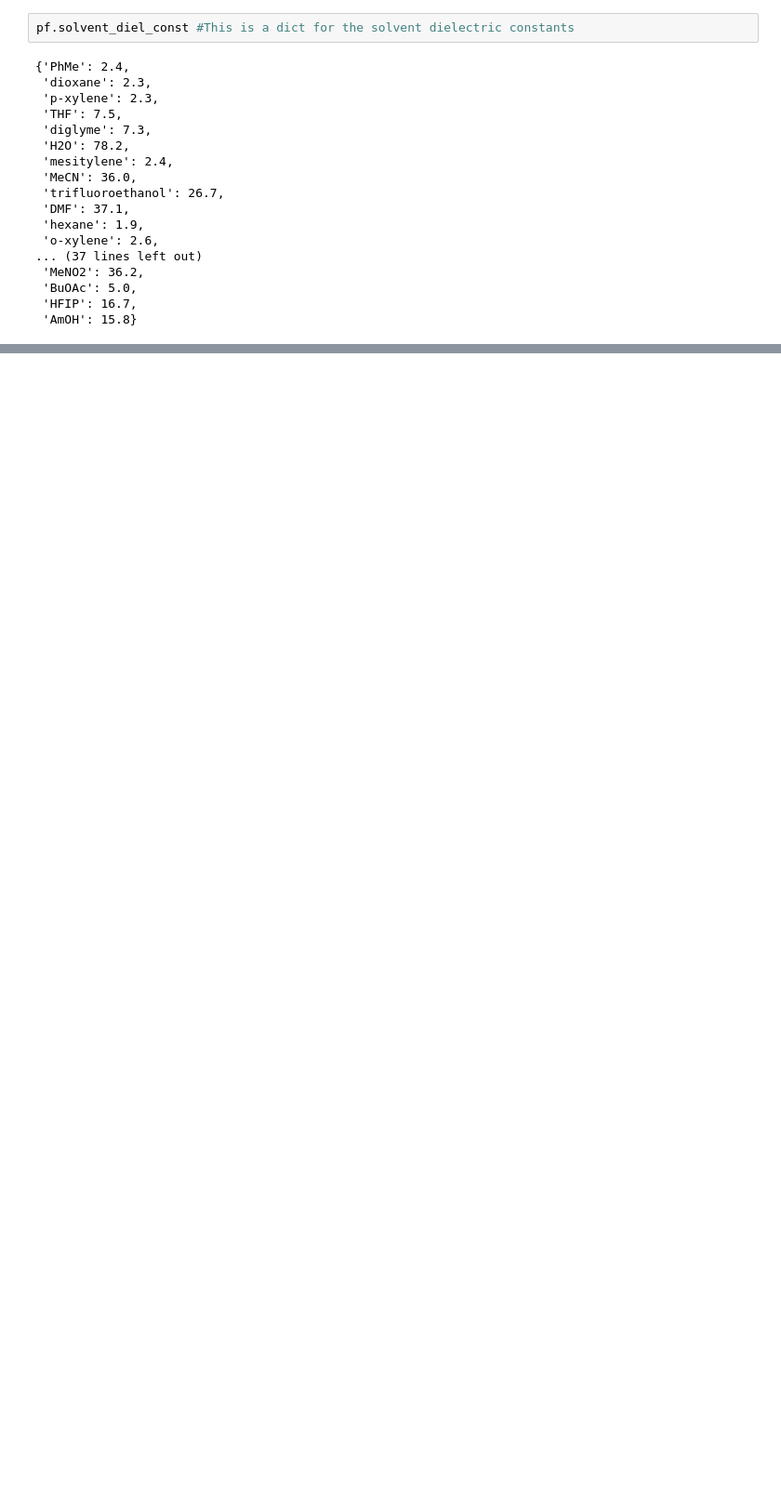
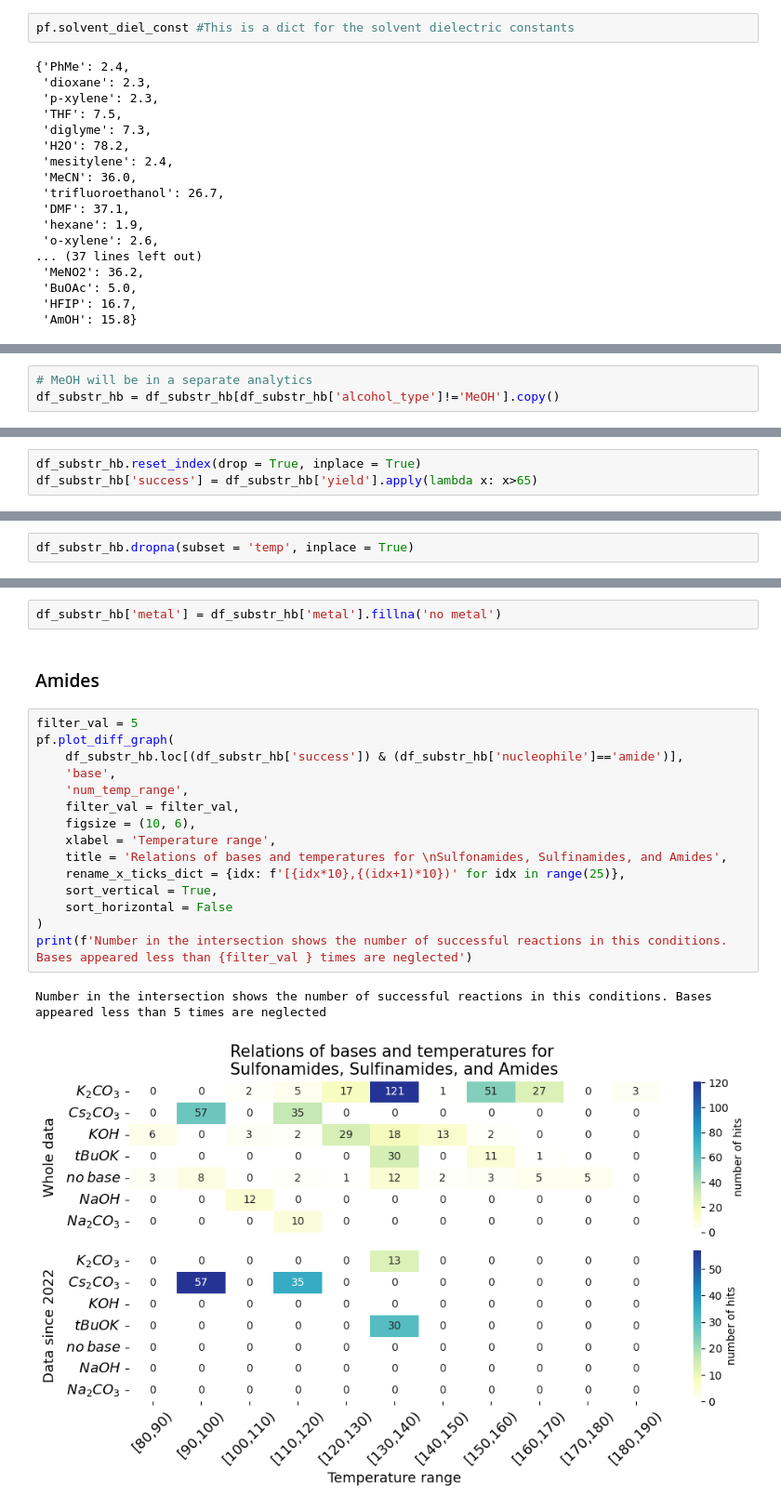
Before and after one commit to Oleafan/borrowing_hydrogen_amination_with_amines_and_nitro, a Jupyter notebook: trends_hb_nitro.ipynb, the cells around one changed output, grey strips where cells are left out. Shown at 93% size. Saved outputs shown, nothing was run; the diff lists cells and outputs as text; blank space fills up the shorter version.

```diff
--- a/trends_hb_nitro.ipynb
+++ b/trends_hb_nitro.ipynb
@@ -641,0 +889,3 @@ pf.solvent_diel_const #This is a dict for the solvent dielectric constants
+# %%
+# MeOH will be in a separate analytics
+df_substr_hb = df_substr_hb[df_substr_hb['alcohol_type']!='MeOH'].copy()
@@ -641,0 +909,3 @@ pf.solvent_diel_const #This is a dict for the solvent dielectric constants
+# %%
+df_substr_hb.reset_index(drop = True, inplace = True)
+df_substr_hb['success'] = df_substr_hb['yield'].apply(lambda x: x>65)
@@ -641,0 +919,2 @@ pf.solvent_diel_const #This is a dict for the solvent dielectric constants
+# %%
+df_substr_hb.dropna(subset = 'temp', inplace = True)
@@ -641,0 +930,22 @@ pf.solvent_diel_const #This is a dict for the solvent dielectric constants
+# %%
+df_substr_hb['metal'] = df_substr_hb['metal'].fillna('no metal')
+# %% [markdown]
+### Amides
+# %%
+filter_val = 5
+pf.plot_diff_graph(
+    df_substr_hb.loc[(df_substr_hb['success']) & (df_substr_hb['nucleophile']=='amide')],
+    'base',
+    'num_temp_range',
+    filter_val = filter_val,
+    figsize = (10, 6),
+    xlabel = 'Temperature range',
+    title = 'Relations of bases and temperatures for \nSulfonamides, Sulfinamides, and Amides',
+    rename_x_ticks_dict = {idx: f'[{idx*10},{(idx+1)*10})' for idx in range(25)},
+    sort_vertical = True,
+    sort_horizontal = False
+)
+print(f'Number in the intersection shows the number of successful reactions in this conditions. Bases appeared less than {filter_val } times are neglected')
+# %% [output]
+Number in the intersection shows the number of successful reactions in this conditions. Bases appeared less than 5 times are neglected
+[figure, added]
```
Also changed, not shown: parts of 48 cells of this notebook, 9 other files.
